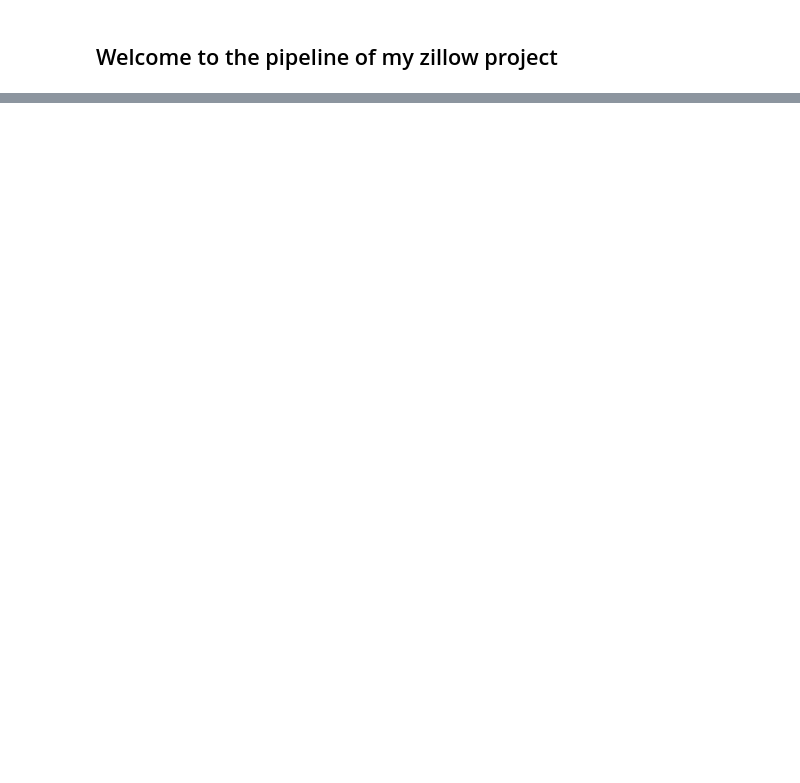
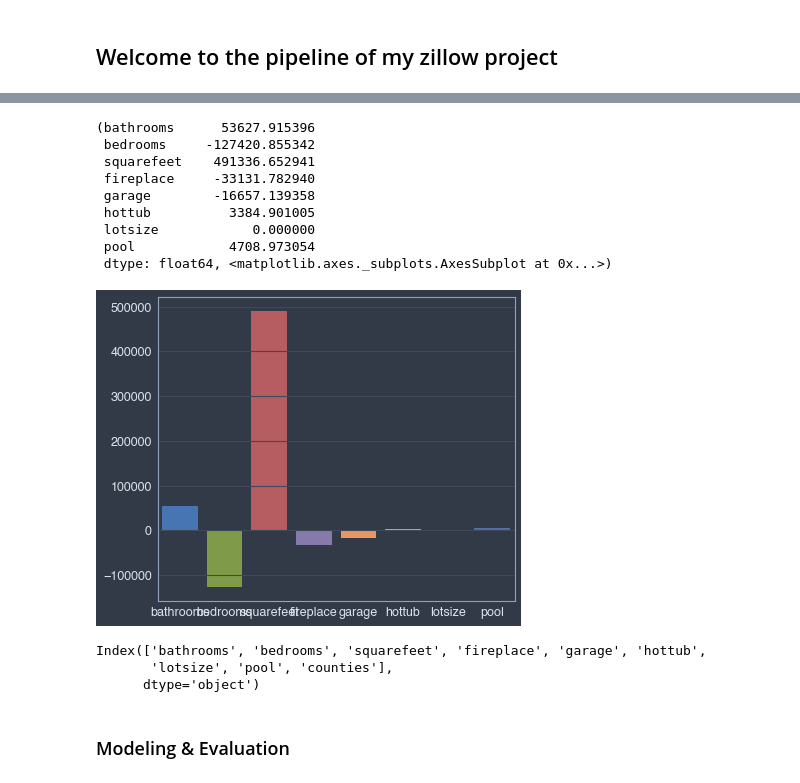
Before and after one commit to misty-garcia/zillow-project, a Jupyter notebook: the_pipeline.ipynb, the cells around one changed output, grey strips where cells are left out. Cells and saved outputs as stored; diff of their text form; code cells hidden in the pictures; blank space fills up the shorter version.

```diff
--- a/the_pipeline.ipynb
+++ b/the_pipeline.ipynb
@@ -30,3 +159,24 @@ y_test = test[["taxvalue"]]
+# %%
+features.lasso_cv_coef(X_train_scaled, y_train)
+# %% [output]
+(bathrooms      53627.915396
+ bedrooms     -127420.855342
+ squarefeet    491336.652941
+ fireplace     -33131.782940
+ garage        -16657.139358
+ hottub          3384.901005
+ lotsize            0.000000
+ pool            4708.973054
+ dtype: float64, <matplotlib.axes._subplots.AxesSubplot at 0x...>)
+[figure, added]
+# %%
+features.recursive_feature_elimination(X_train, y_train)
+# %% [output]
+Index(['bathrooms', 'bedrooms', 'squarefeet', 'fireplace', 'garage', 'hottub',
+       'lotsize', 'pool', 'counties'],
+      dtype='object')
+# %% [markdown]
+### Modeling & Evaluation
 # %%
 baseline = model.compute_baseline(y_train)
 # %%
```
Also changed, not shown: parts of 25 cells of this notebook, 4 other files.
